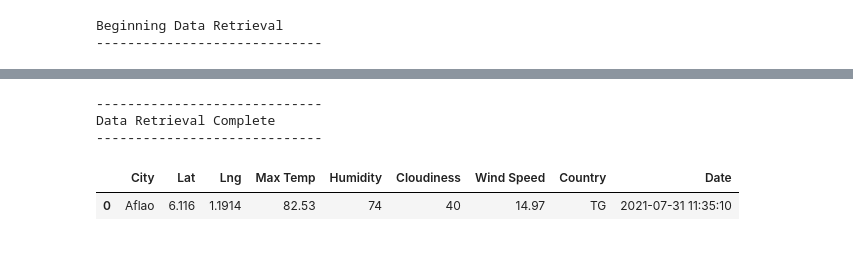
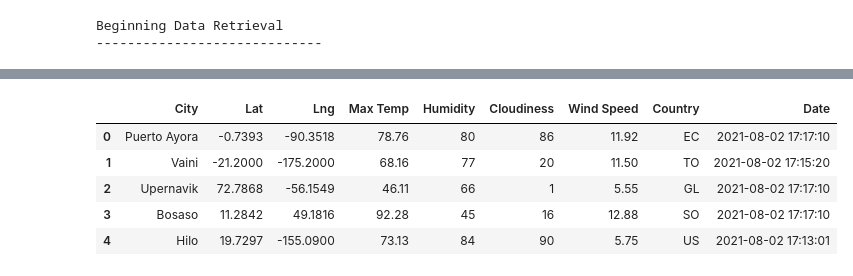
Before and after one commit to olesyapro888/Plan_My_Trip_App_Pandas_API, a Jupyter notebook: WeatherPy.ipynb, the cells around one changed output, grey strips where cells are left out. Saved outputs shown, nothing was run; the diff lists cells and outputs as text; code cells hidden in the pictures.

```diff
--- a/WeatherPy.ipynb
+++ b/WeatherPy.ipynb
@@ -103,48 +149,11 @@ Processing Record 3 of Set 13 | aflao
-# %%
-# Run an API request for each of the cities. If there is no weather data for the city, i.e. ,
-# a <Response [404]> then there is no weather to retrieve and City not found. Skipping... is printed.
-
-try:
-    # Parse the JSON and retrieve data.
-    city_weather = requests.get(city_url).json()
-    # Parse out the needed data.
-    city_lat = city_weather["coord"]["lat"]
-    city_lng = city_weather["coord"]["lon"]
-    city_max_temp = city_weather["main"]["temp_max"]
-    city_humidity = city_weather["main"]["humidity"]
-    city_clouds = city_weather["clouds"]["all"]
-    city_wind = city_weather["wind"]["speed"]
-    city_country = city_weather["sys"]["country"]
-    # Convert the date to ISO standard.
-    city_date = datetime.utcfromtimestamp(city_weather["dt"]).strftime('%Y-%m-%d %H:%M:%S')
-    # Append the city information into city_data list.
-    city_data.append({"City": city.title(),
-                      "Lat": city_lat,
-                      "Lng": city_lng,
-                      "Max Temp": city_max_temp,
-                      "Humidity": city_humidity,
-                      "Cloudiness": city_clouds,
-                      "Wind Speed": city_wind,
-                      "Country": city_country,
-                      "Date": city_date})
-
-# If an error is experienced, skip the city.
-except:
-    print("City not found. Skipping...")
-    pass
-
-# Indicate that Data Loading is complete.
-print("-----------------------------")
-print("Data Retrieval Complete      ")
-print("-----------------------------")
-# %% [output]
------------------------------
-Data Retrieval Complete
------------------------------
-# %%
-# Convert the array of dictionaries to a Pandas DataFrame.
-city_data_df = pd.DataFrame(city_data)
-city_data_df.head(10)
-# %% [output]
-|  | City | Lat | Lng | Max Temp | Humidity | Cloudiness | Wind Speed | Country | Date |
-| 0 | Aflao | 6.116 | 1.1914 | 82.53 | 74 | 40 | 14.97 | TG | 2021-07-31 11:35:10 |
+# %%
+# Convert the array of dictionaries to a Pandas DataFrame.
+city_data_df = pd.DataFrame(city_data)
+city_data_df.head(5)
+# %% [output]
+|  | City | Lat | Lng | Max Temp | Humidity | Cloudiness | Wind Speed | Country | Date |
+| 0 | Puerto Ayora | -0.7393 | -90.3518 | 78.76 | 80 | 86 | 11.92 | EC | 2021-08-02 17:17:10 |
+| 1 | Vaini | -21.2000 | -175.2000 | 68.16 | 77 | 20 | 11.50 | TO | 2021-08-02 17:15:20 |
+| 2 | Upernavik | 72.7868 | -56.1549 | 46.11 | 66 | 1 | 5.55 | GL | 2021-08-02 17:17:10 |
+| 3 | Bosaso | 11.2842 | 49.1816 | 92.28 | 45 | 16 | 12.88 | SO | 2021-08-02 17:17:10 |
+| 4 | Hilo | 19.7297 | -155.0900 | 73.13 | 84 | 90 | 5.75 | US | 2021-08-02 17:13:01 |
```
Also changed, not shown: parts of 4 cells of this notebook, 1 other file.
